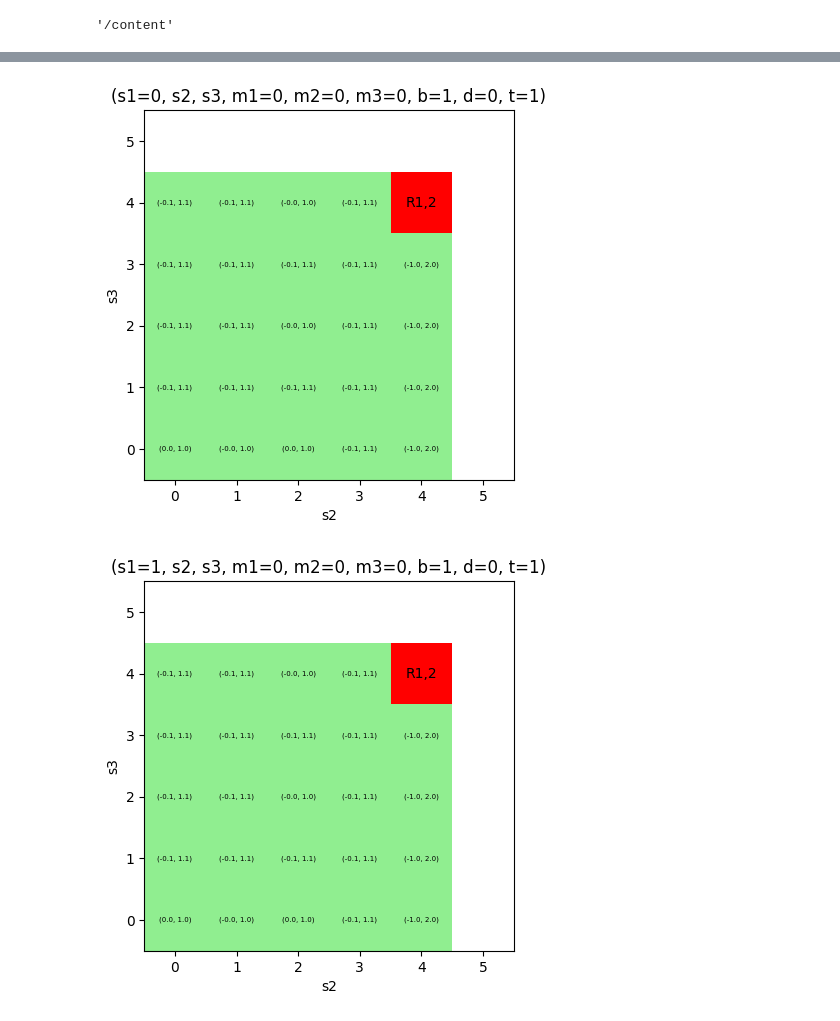
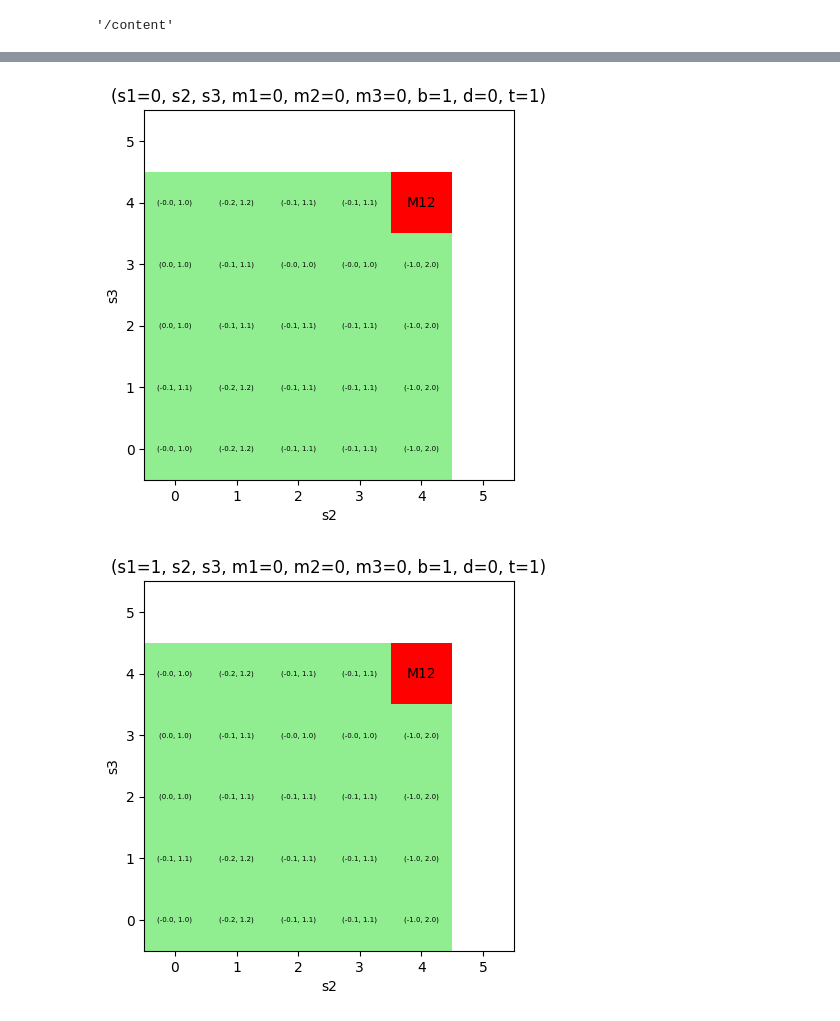
Before and after one commit to AbeTetsuyaR/AbePPO, a Jupyter notebook: AbePPO0807.ipynb, the cells around one changed output, grey strips where cells are left out. Saved outputs shown, nothing was run; the diff lists cells and outputs as text; code cells hidden in the pictures.

```diff
--- a/AbePPO0807.ipynb
+++ b/AbePPO0807.ipynb
@@ -47,7 +47,6 @@ class Environment:
         self.cs = 500#
 
         self.levels = [0] * self.n_units
-        self.scale_list = [61,46,31,16]
         self.shape = 3
         self.penalty = 1
         self.L = 100#
@@ -139,7 +138,7 @@ class Environment:
         for unit_idx in range(self.n_units):
             l = [0] * self.n_states
             m = [0] * (self.MAX_maintenance_time + 1)
-            l[math.floor(self.levels[unit_idx])] = 1
+            l[min(math.floor(self.levels[unit_idx]),self.n_states-1)] = 1
             m[self.maintenance_status[unit_idx]] = 1
             level_ohe = level_ohe + l
             mstatus_ohe = mstatus_ohe + m
@@ -191,7 +190,7 @@ class Environment:
           if speeds[1]>self.load_total:
             speeds[1]=1
             speeds[0]=self.load_total-speeds[1]
-          print(speeds, "speeds")
+          #print(speeds, "speeds")
           #尺度パラメータ計算
           for i in range(self.n_units):
             scales[i]=6.491*(speeds[i]**2)+0.726
@@ -200,18 +199,18 @@ class Environment:
           v1 = gamma.ppf(u, shape1, scale=scales[0])
           v2 = gamma.ppf(v, shape2, scale=scales[1])
 
-          print("稼働継続")
-          print(v1,v2, "劣化増分")
-          self.levels[0]+=v1/25
-          self.levels[1]+=v2/25
-          print(self.levels, "劣化")
+          #print("稼働継続")
+          #print(v1,v2, "劣化増分")
+          self.levels[0]+=v1/25##
+          self.levels[1]+=v2/25##
+          #print(self.levels, "劣化")
 
-          reward -= self.P_Cost[math.floor(self.levels[0])][math.floor(self.levels[1])]
+          reward -= self.P_Cost[min(math.floor(self.levels[0]),self.n_states-1)][min(math.floor(self.levels[1]),self.n_states-1)]
 
         elif replacements==[0,1]: #1のみ取替
           self.levels[0]=0
           reward -= self.cs
-          if self.levels[0]<4:
+          if self.levels[0]<self.n_states-1:
             reward -= self.cp
           else:
             reward -= self.cc
@@ -219,7 +218,7 @@ class Environment:
         elif replacements==[1,0]: #2のみ取替
           self.levels[1]=0
           reward -= self.cs
-          if self.levels[1]<4:
+          if self.levels[1]<self.n_states-1:
             reward -= self.cp
           else:
             reward -= self.cc
@@ -227,18 +226,18 @@ class Environment:
         else: #両方取替
           self.levels=[0,0]
           reward -= self.cs
-          if self.levels[0]<4:
+          if self.levels[0]<self.n_states-1:
             reward -= self.cp
           else:
             reward -= self.cc
-          if self.levels[1]<4:
+          if self.levels[1]<self.n_states-1:
             reward -= self.cp
           else:
             reward -= self.cc
 
 
-        print(self.levels)
-        print(reward)
+        #print(self.levels)
+        #print(reward)
 
 
 
@@ -672,7 +671,7 @@ agent = Agent(n_units=n_units,
               n_epochs=n_epochs)
 env = Environment()
 # %%
-num_episode = 2
+num_episode = 2*64*1 #1時間くらい？
 best_reward = -np.inf
 episode_reward_history = []
 avg_cost = 0
@@ -688,7 +687,7 @@ for episode in range(num_episode):
     if episode % 100 == 0:
         interval_time_episode = time.time()
     interval_time_episode = time.time()
-    for _ in range(1024):#1024*8
+    for _ in range(1024*8):#1024*8
         state = level_ohe + mstatus_ohe + list([inventory,demand])
         act_dsc, act_cnt, log_prob, val = agent.choose_action(state)
         act_dsc_list = [int(bit) for bit in format(act_dsc.item(), f'0{env.n_units}b')]
@@ -855,11 +835,11 @@ def plot_action(ax, center_x, center_y, act_dsc, act_cnt):
     ax.add_patch(opt_action)
     #print(act_dsc)
     if act_dsc==0:
-        ax.text(center_x,center_y,f'R1,2',ha='center', va='center')
+        ax.text(center_x,center_y,f'M12',ha='center', va='center')
     elif act_dsc==1:
-        ax.text(center_x,center_y,f'R1',ha='center', va='center')
+        ax.text(center_x,center_y,f'M1',ha='center', va='center')
     elif act_dsc==2:
-        ax.text(center_x,center_y,f'R2',ha='center', va='center')
+        ax.text(center_x,center_y,f'M2',ha='center', va='center')
     else: #稼働継続
         ax.text(center_x, center_y,f'{(round(act_cnt[0],1),round(1-act_cnt[0],1))}',ha='center', va='center',fontsize=5)
 
@@ -893,32 +873,32 @@ optimal_policy(s1=2,m1=0,m2=0,m3=0,b=1,d=0,t=1)
 optimal_policy(s1=3,m1=0,m2=0,m3=0,b=1,d=0,t=1)
 optimal_policy(s1=4,m1=0,m2=0,m3=0,b=1,d=0,t=1)
 optimal_policy(s1=4,m1=0,m2=0,m3=0,b=0,d=0,t=1)
 #optimal_policy(s1=0,m1=1,m2=1,m3=0,b=1,d=0,t=1)
 #optimal_policy(s1=0,m1=0,m2=0,m3=0,b=1,d=0,t=0.5)
 optimal_policy(s1=0,m1=0,m2=0,m3=0,b=-1,d=0,t=1)
 optimal_policy(s1=1,m1=0,m2=0,m3=0,b=-1,d=0,t=1)
 optimal_policy(s1=2,m1=0,m2=0,m3=0,b=-1,d=0,t=1)
 optimal_policy(s1=3,m1=0,m2=0,m3=0,b=-1,d=0,t=1)
 #optimal_policy(s1=4,m1=0,m2=0,m3=0,b=-1,d=-1,t=0.3)
 #optimal_policy(s1=0,m1=0,m2=0,m3=0,b=-1,d=-1,t=0.3)
 #optimal_policy(s1=1,m1=0,m2=0,m3=0,b=-1,d=-1,t=0.3)
 #optimal_policy(s1=2,m1=0,m2=0,m3=0,b=-1,d=-1,t=0.3)
 #optimal_policy(s1=3,m1=0,m2=0,m3=0,b=-1,d=-1,t=0.3)
 #optimal_policy(s1=4,m1=0,m2=0,m3=0,b=-1,d=-1,t=0.3)
 s1 = 4
 s2 = 4
 s3 = 4
 m1 = 0
 m2 = 0
 m3 = 0
 inventory = 0
 #demand = 0
 remain_interval = 1
 level_ohe, mstatus_ohe = one_hot_encoding(levels=[s1,s2,s3],maintenance_status=[m1,m2,m3])
 state = level_ohe + mstatus_ohe + list([inventory,demand,remain_interval])
 #act_dsc, act_cnt, log_prob, val = agent.choose_action_max_prob(state)
 #act_dsc = act_dsc.item()
 #act_dsc
 # %% [output]
-[figure, old version]
+[figure, new version]
-[figure, old version]
+[figure, new version]
```
Also changed, not shown: parts of 4 cells of this notebook.
